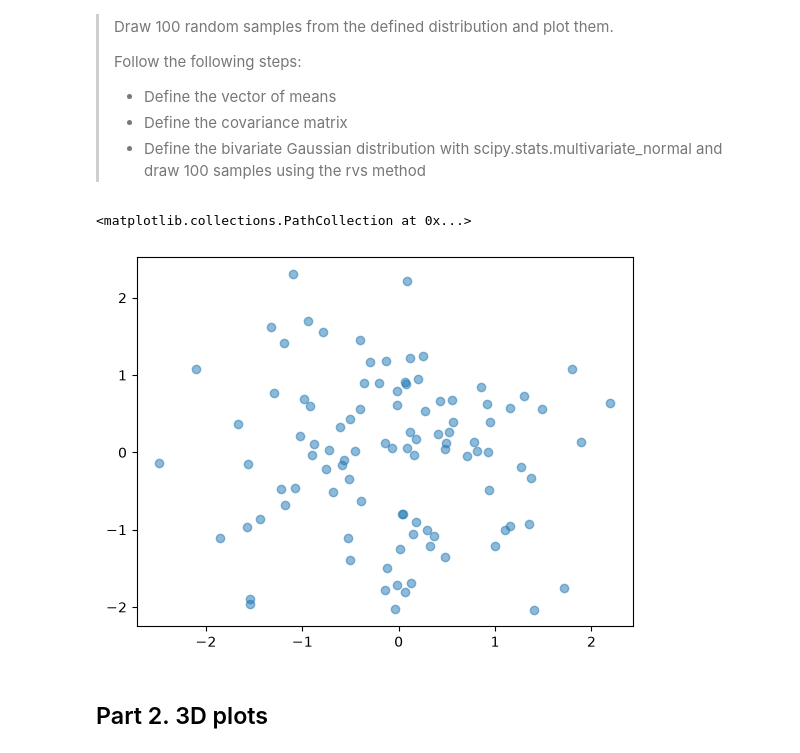
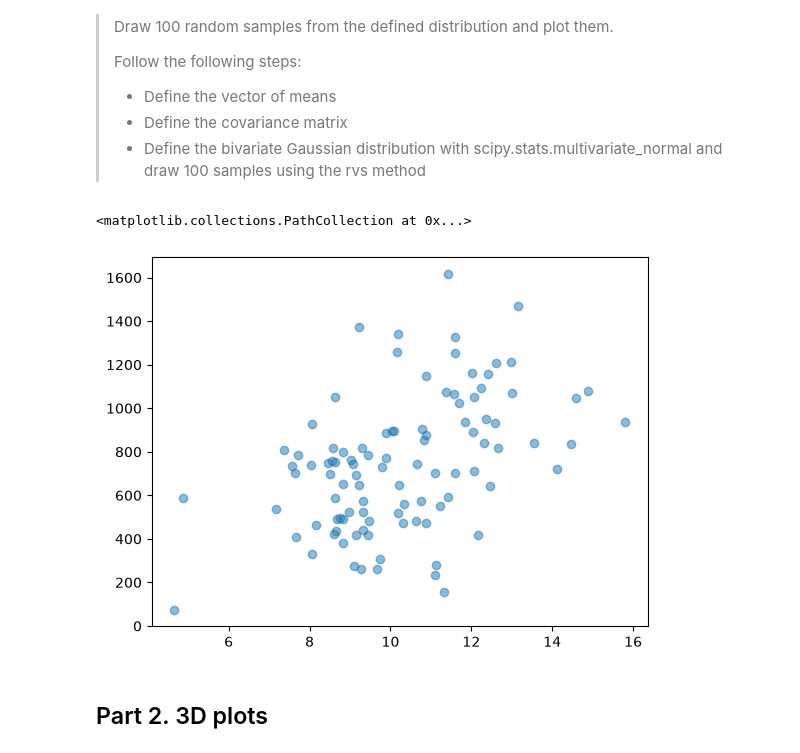
Before and after one commit to Svangrootveld/PA1.5, a Jupyter notebook: scipy_statcs_3d_plots.ipynb, the cells around one changed output. Drawn from its saved outputs; the diff is of its cells as text; code cells hidden in the pictures.

```diff
--- a/scipy_statcs_3d_plots.ipynb
+++ b/scipy_statcs_3d_plots.ipynb
@@ -22,24 +22,24 @@ import matplotlib.pyplot as plt
 > - Define the bivariate Gaussian distribution with scipy.stats.multivariate_normal and draw 100 samples using the rvs method
 # %%
 # Define the vector of means
-mu1 = 0
-mu2 = 0
+mu1 = 10
+mu2 = 700
 mu = [mu1, mu2] #vector of means
 
 # Define the covariance matrix
-s1 = 1
-s2 = 1
-covariance = [[s1**2, 0], [0, s2**2]]
-sigma = [[s1**2, 0], [0, s2**2]]
+s1 = 2
+s2 = 300
+covariance = [[s1**2, 300], [300, s2**2]]
+sigma = covariance
 
 # Draw 100 samples from a bivariate Gaussian distribution
 samples = multivariate_normal(mean=mu, cov=sigma).rvs(size=100)
 
 # Scatter plot against observations
 plt.scatter(samples[:, 0], samples[:, 1], alpha=0.5)
 # %% [output]
 <matplotlib.collections.PathCollection at 0x...>
-[figure, old version]
+[figure, new version]
 # %% [markdown]
 ## Part 2. 3D plots
 # %% [markdown]
```
Also changed, not shown: parts of 1 cell of this notebook.
